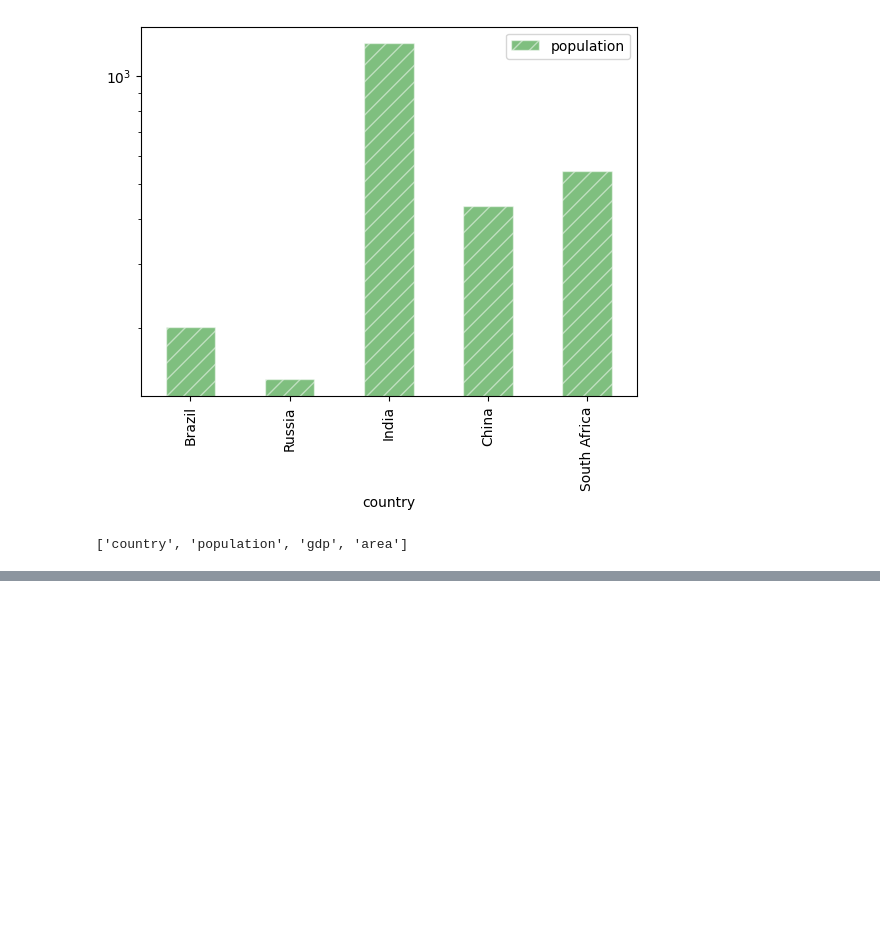
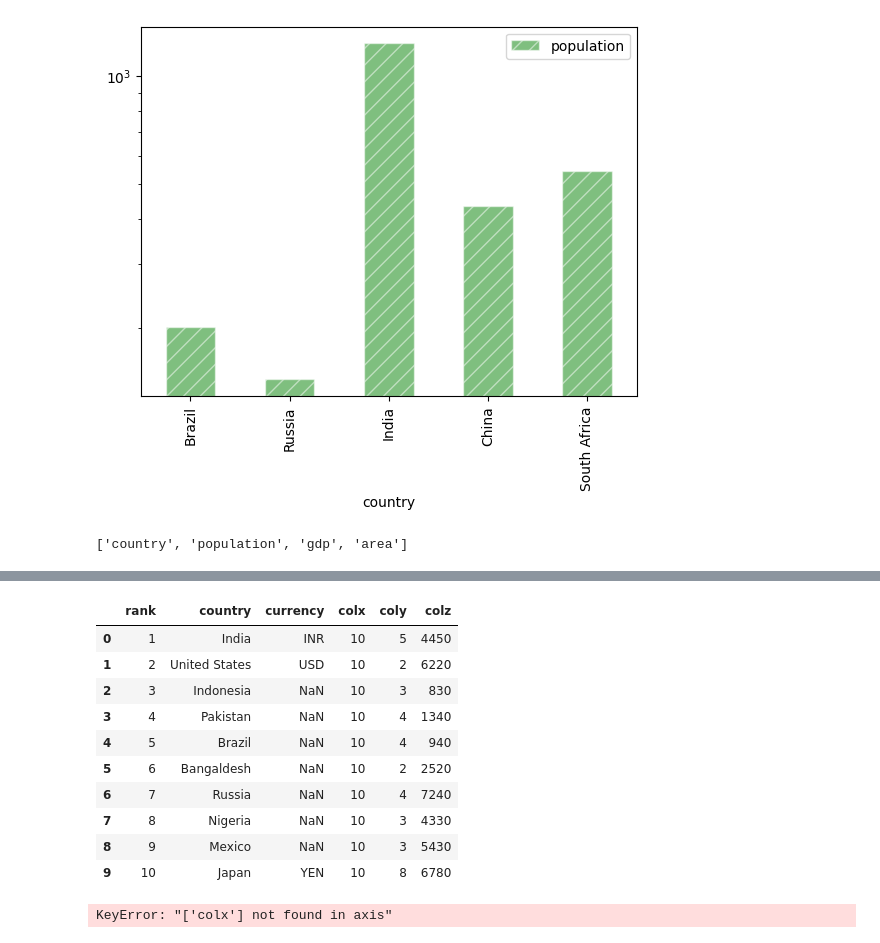
Before and after one commit to Shailja108/data-analyst, a Jupyter notebook: pandas.basics.ipynb, the cells around one changed output, grey strips where cells are left out. Cells and saved outputs as stored; diff of their text form; code cells hidden in the pictures; blank space fills up the shorter version.

```diff
--- a/pandas.basics.ipynb
+++ b/pandas.basics.ipynb
@@ -106,0 +244,20 @@ cdf.columns.tolist()
+# %%
+df['coly']=df['coly'].apply(lambda x:x%10)
+df
+# %% [output]
+|  | rank | country | currency | colx | coly | colz |
+| 0 | 1 | India | INR | 10 | 5 | 4450 |
+| 1 | 2 | United States | USD | 10 | 2 | 6220 |
+| 2 | 3 | Indonesia | NaN | 10 | 3 | 830 |
+| 3 | 4 | Pakistan | NaN | 10 | 4 | 1340 |
+| 4 | 5 | Brazil | NaN | 10 | 4 | 940 |
+| 5 | 6 | Bangaldesh | NaN | 10 | 2 | 2520 |
+| 6 | 7 | Russia | NaN | 10 | 4 | 7240 |
+| 7 | 8 | Nigeria | NaN | 10 | 3 | 4330 |
+| 8 | 9 | Mexico | NaN | 10 | 3 | 5430 |
+| 9 | 10 | Japan | YEN | 10 | 8 | 6780 |
+# %%
+# remove column
+df.drop(columns=['colx'])
+# %% [output]
+KeyError: "['colx'] not found in axis"
```
Also changed, not shown: parts of 18 cells of this notebook, 2 other files.
